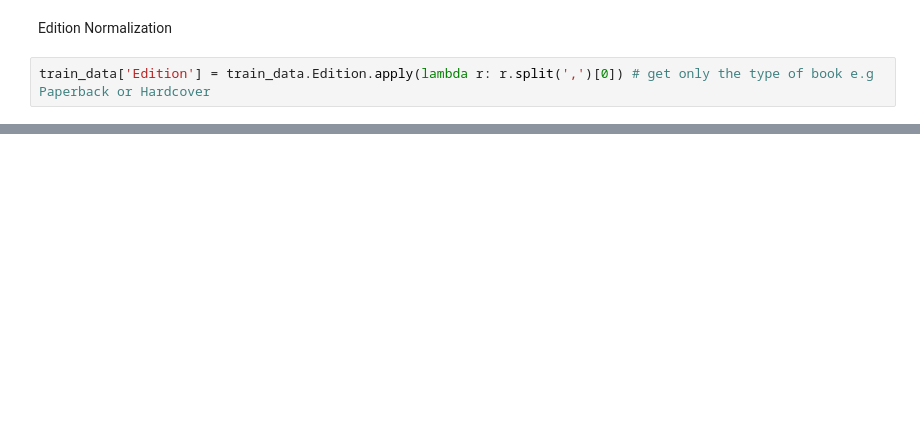
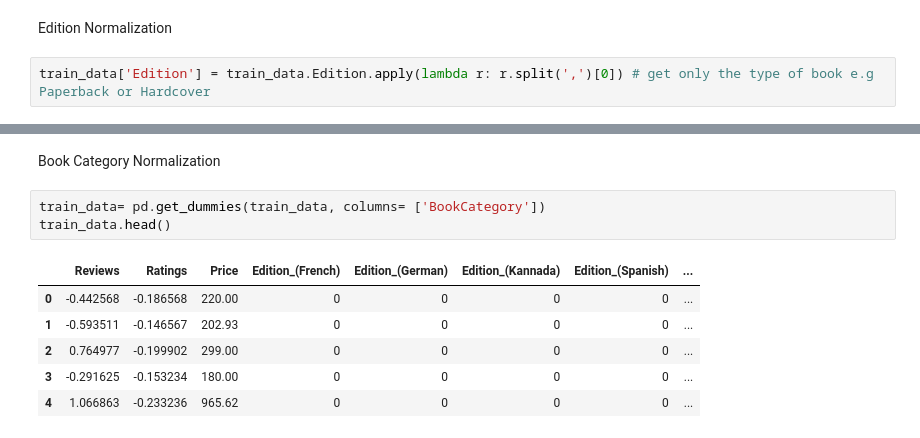
Before and after one commit to schatz06/EPL448_Project, a Jupyter notebook: Project.ipynb, the cells around one changed output, grey strips where cells are left out. Saved outputs shown, nothing was run; the diff lists cells and outputs as text; blank space fills up the shorter version.

```diff
--- a/Project.ipynb
+++ b/Project.ipynb
@@ -109,0 +106,12 @@ train_data.head()
+# %% [markdown]
+Book Category Normalization
+# %%
+train_data= pd.get_dummies(train_data, columns= ['BookCategory'])
+train_data.head()
+# %% [output]
+|  | Reviews | Ratings | Price | Edition_(French) | Edition_(German) | Edition_(Kannada) | Edition_(Spanish) | ... |
+| 0 | -0.442568 | -0.186568 | 220.00 | 0 | 0 | 0 | 0 | ... |
+| 1 | -0.593511 | -0.146567 | 202.93 | 0 | 0 | 0 | 0 | ... |
+| 2 | 0.764977 | -0.199902 | 299.00 | 0 | 0 | 0 | 0 | ... |
+| 3 | -0.291625 | -0.153234 | 180.00 | 0 | 0 | 0 | 0 | ... |
+| 4 | 1.066863 | -0.233236 | 965.62 | 0 | 0 | 0 | 0 | ... |
```
Also changed, not shown: parts of 6 cells of this notebook.
